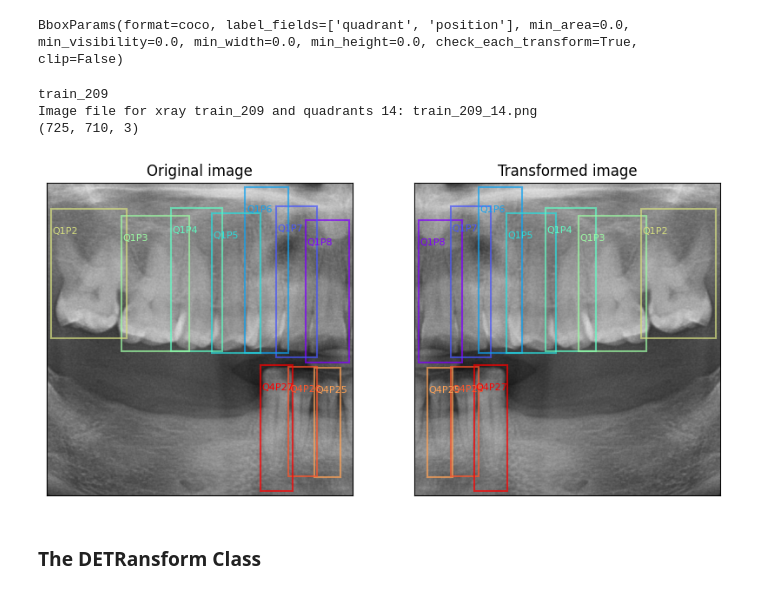
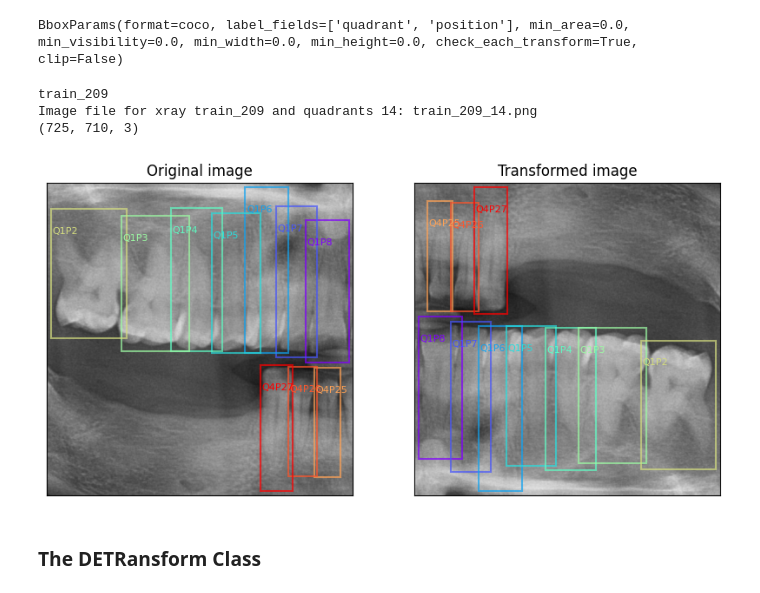
Before and after one commit to awerdich/computervision, a Jupyter notebook: notebooks/detection/05_augmentations.ipynb, the cells around one changed output. Drawn from its saved outputs; the diff is of its cells as text; code cells hidden in the pictures.

```diff
--- a/notebooks/detection/05_augmentations.ipynb
+++ b/notebooks/detection/05_augmentations.ipynb
@@ -143,36 +143,37 @@ bboxes = np.array(box_list)
 quadrant_list = df_file['quadrant'].tolist()
 position_list = df_file['ada'].tolist()
 labels = {'quadrant': quadrant_list,
           'position': position_list}
 label_list = [f'Q{q}P{p}' for q, p in zip(quadrant_list, position_list)]
 
-# Just one transformation for demonstration
-transformation_list = [alb.HorizontalFlip(p=1.0)]
+# Just do some flips for demonstration
+transformation_list = [alb.HorizontalFlip(p=1.0), alb.VerticalFlip(p=1)]
+
 alb_transform = alb.Compose(transformation_list, bbox_params=bbox_params)
 
 # Carry out the transformation
 transformed = alb_transform(image=im, bboxes=bboxes, **labels)
 
 # Retrieve the image and annotations of the transformed image
 transformed_image = transformed['image']
 transformed_box_list = list(transformed['bboxes'])
 transformed_quadrant_list = list(np.array(transformed['quadrant']).astype(int))
 transformed_position_list = list(np.array(transformed['position']).astype(int))
 transformed_label_list = [f'Q{q}P{p}' for q, p in zip(transformed_quadrant_list,
                                                       transformed_position_list)]
 
 # Lets plot the image with the bounding boxes
 fig, ax = plt.subplots(nrows=1, ncols=2, figsize=(10, 5))
 ax[0] = plot_boxes(image=im, box_list=box_list, label_list=label_list, ax=ax[0])
 ax[1] = plot_boxes(image=transformed_image, box_list=transformed_box_list, label_list=transformed_label_list, ax=ax[1])
 ax[0].set(title='Original image')
 ax[1].set(title='Transformed image')
 plt.show()
 # %% [output]
 train_209
 Image file for xray train_209 and quadrants 14: train_209_14.png
 (725, 710, 3)
-[figure, old version]
+[figure, new version]
 # %% [markdown]
 ### The DETRansform Class ###
 # %%
```
Also changed, not shown: parts of 2 cells of this notebook, 4 other files.
